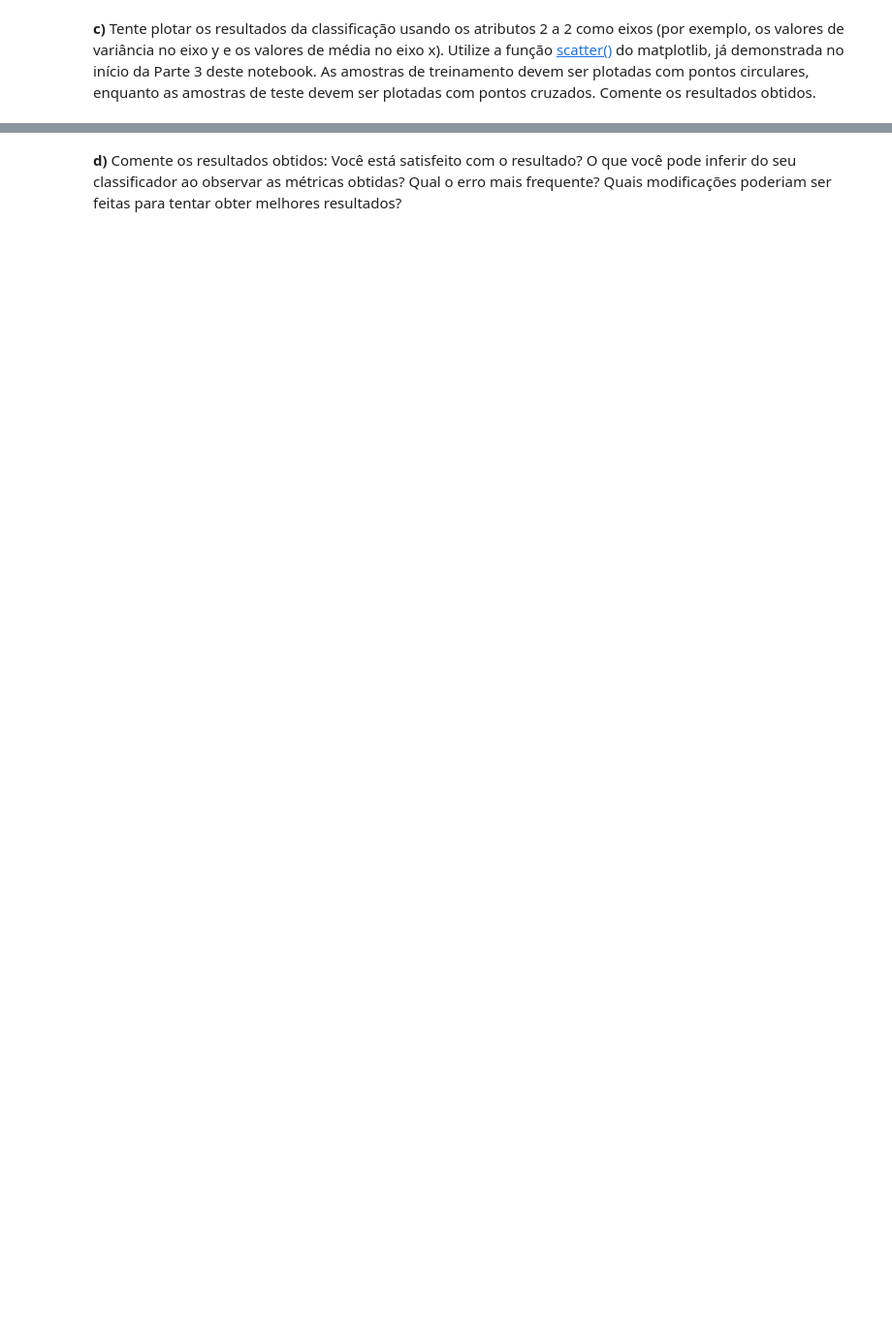
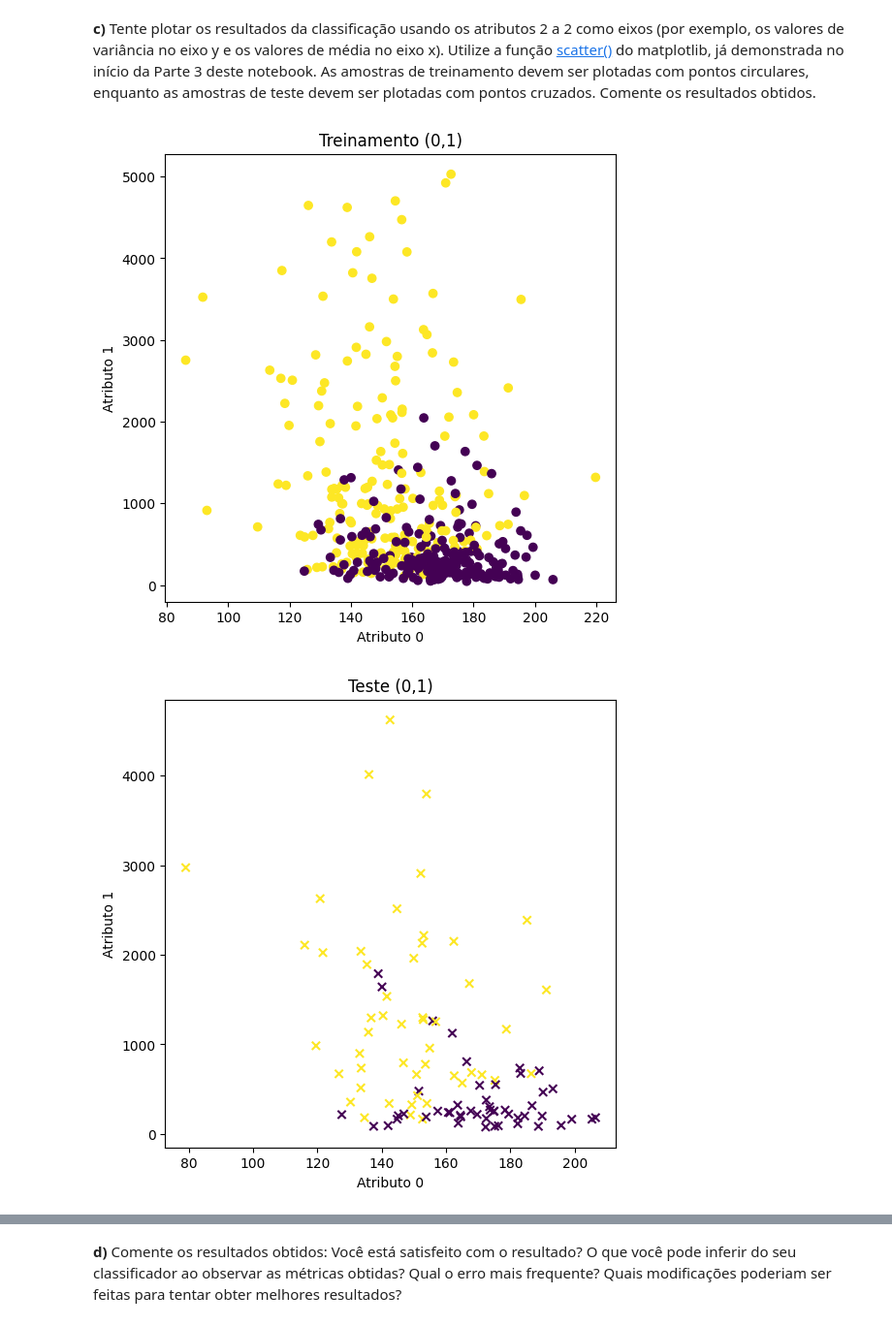
Before and after one commit to UNICAMP-EA979/2026s1-pi02-histogramas-knn-JN513, a Jupyter notebook: Atividade.ipynb, the cells around one changed output, grey strips where cells are left out. Shown at 97% size. Cells and saved outputs as stored; diff of their text form; code cells hidden in the pictures; blank space fills up the shorter version.

```diff
--- a/Atividade.ipynb
+++ b/Atividade.ipynb
@@ -452,0 +495,17 @@ Utilize os conjuntos de dados criados anteriormente para obter os vetores de atr
+# %%
+# Seu código aqui
+def rgb_images_to_histogram_caracteristcs(images):
+    histograms = []
+    for image in images:
+        gray_image = np.uint8(0.3*image[:,:,0]+0.59*image[:,:,1]+0.11*image[:,:,2])
+        hist_features = histstat(gray_image)
+        histograms.append(hist_features)
+
+    histograms = np.array(histograms)
+    return histograms
+
+histograms = rgb_images_to_histogram_caracteristcs(images_train)
+histograms_test = rgb_images_to_histogram_caracteristcs(images_test)
+
+print(histograms.shape)
+print(histograms_test.shape)
@@ -460,0 +576,46 @@ Utilize os conjuntos de dados criados anteriormente para obter os vetores de atr
+# %%
+# Seu código aqui
+for att1 in range(0, X.shape[1] - 1, 2):
+
+    att2 = att1 + 1
+
+    plt.figure(figsize=(6,6))
+
+    plt.scatter(
+        X[:, att1],
+        X[:, att2],
+        c=Y,
+        marker='o'
+    )
+
+    plt.xlabel(f"Atributo {att1}")
+    plt.ylabel(f"Atributo {att2}")
+    plt.title(f"Treinamento ({att1},{att2})")
+    plt.show()
+
+    plt.figure(figsize=(6,6))
+
+    plt.scatter(
+        X_test[:, att1],
+        X_test[:, att2],
+        c=Y_test,
+        marker='x'
+    )
+
+    plt.xlabel(f"Atributo {att1}")
+    plt.ylabel(f"Atributo {att2}")
+    plt.title(f"Teste ({att1},{att2})")
+    plt.show()
+
+plt.figure(figsize=(6,6))
+
+plt.scatter(X[:, 7], X[:, 8], c=Y, marker='o')
+plt.scatter(X_test[:, 7], X_test[:, 8], c=Y_test, marker='x')
+
+plt.xlabel("Atributo 7")
+plt.ylabel("Atributo 8")
+plt.title("(7,8)")
+plt.show()
+# %% [output]
+[figure, added]
+[figure, added]
```
Also changed, not shown: parts of 17 cells of this notebook.
